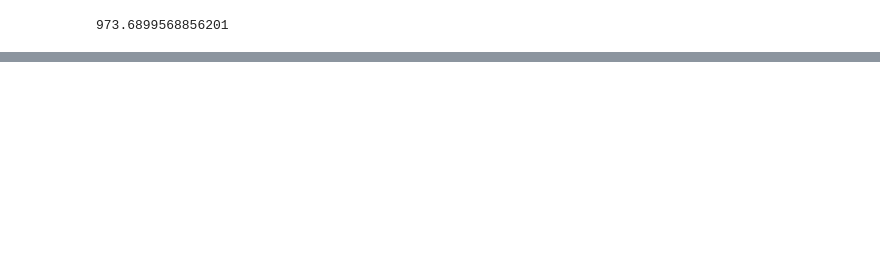
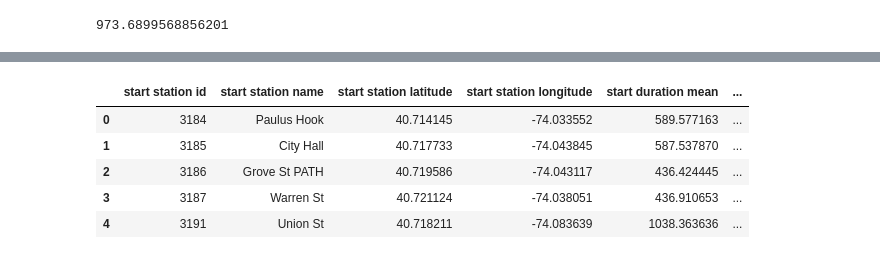
Before and after one commit to phenderson96/tableau-challenge, a Jupyter notebook: cleaning_data.ipynb, the cells around one changed output, grey strips where cells are left out. Cells and saved outputs as stored; diff of their text form; code cells hidden in the pictures; blank space fills up the shorter version.

```diff
--- a/cleaning_data.ipynb
+++ b/cleaning_data.ipynb
@@ -59,0 +242,13 @@ df_2020_cust = df_2020.loc[df_2020["usertype"]=="Customer"]
+# %%
+#Rename three aggregation columns to meaningful names
+start_df = start_df.rename(columns = {"mean":"start duration mean","sum":"start duration sum","count":"start duration count", "year":"start year", "type":"start type"})
+end_df = end_df.rename(columns = {"mean":"end duration mean","sum":"end duration sum","count":"end duration count", "year":"end year", "type":"end type"})
+# %%
+start_df.head()
+# %% [output]
+|  | start station id | start station name | start station latitude | start station longitude | start duration mean | ... |
+| 0 | 3184 | Paulus Hook | 40.714145 | -74.033552 | 589.577163 | ... |
+| 1 | 3185 | City Hall | 40.717733 | -74.043845 | 587.537870 | ... |
+| 2 | 3186 | Grove St PATH | 40.719586 | -74.043117 | 436.424445 | ... |
+| 3 | 3187 | Warren St | 40.721124 | -74.038051 | 436.910653 | ... |
+| 4 | 3191 | Union St | 40.718211 | -74.083639 | 1038.363636 | ... |
```
Also changed, not shown: parts of 22 cells of this notebook, 3 other files.
